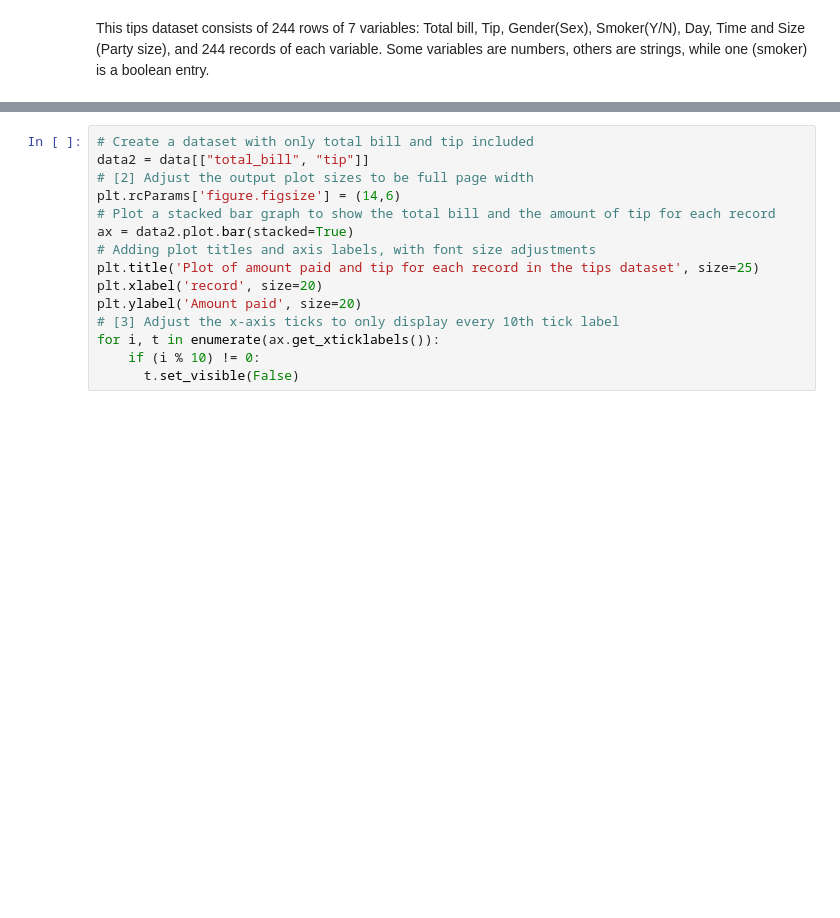
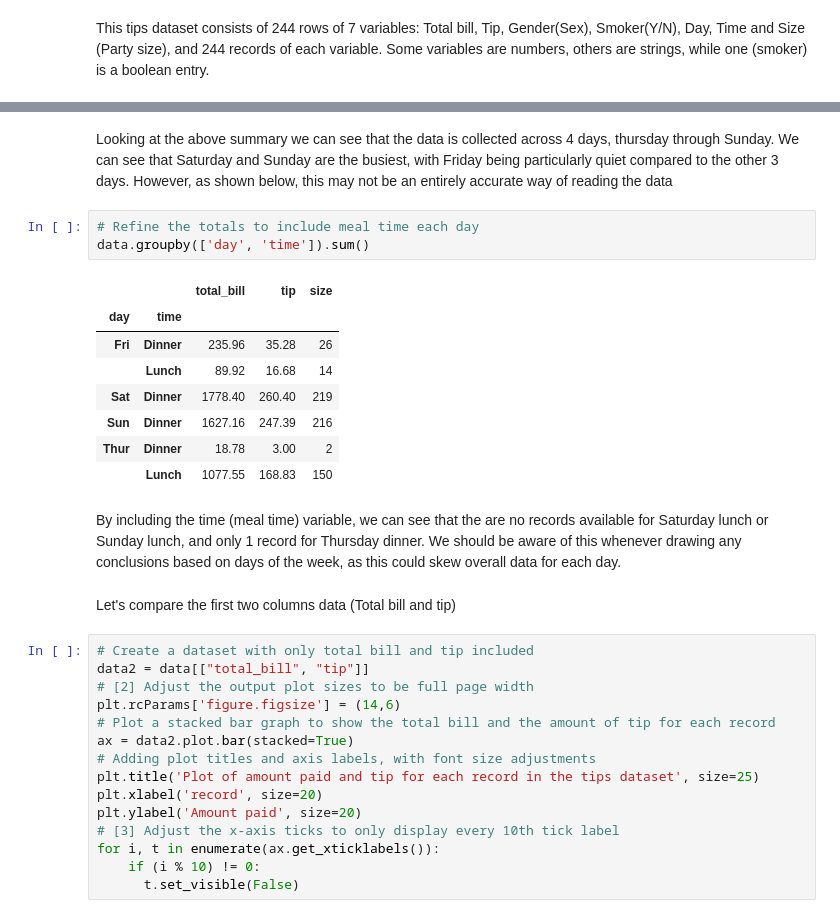
Before and after one commit to BarryClarke/Fundamentals---Assessment-2019, a Jupyter notebook: Tips dataset.ipynb, the cells around one changed output, grey strips where cells are left out. Saved outputs shown, nothing was run; the diff lists cells and outputs as text; blank space fills up the shorter version.

```diff
--- a/Tips dataset.ipynb
+++ b/Tips dataset.ipynb
@@ -53,3 +63,21 @@ We will start our analysis by comparing the first two columns data
+# %% [markdown]
+Looking at the above summary we can see that the data is collected across 4 days, thursday through Sunday. We can see that Saturday and Sunday are the busiest, with Friday being particularly quiet compared to the other 3 days. However, as shown below, this may not be an entirely accurate way of reading the data
+# %%
+# Refine the totals to include meal time each day
+data.groupby(['day', 'time']).sum()
+# %% [output]
+|  |  | total_bill | tip | size |
+| day | time |  |  |  |
+| Fri | Dinner | 235.96 | 35.28 | 26 |
+|  | Lunch | 89.92 | 16.68 | 14 |
+| Sat | Dinner | 1778.40 | 260.40 | 219 |
+| Sun | Dinner | 1627.16 | 247.39 | 216 |
+| Thur | Dinner | 18.78 | 3.00 | 2 |
+|  | Lunch | 1077.55 | 168.83 | 150 |
+# %% [markdown]
+By including the time (meal time) variable, we can see that the are no records available for Saturday lunch or Sunday lunch, and only 1 record for Thursday dinner. We should be aware of this whenever drawing any conclusions based on days of the week, as this could skew overall data for each day.
+# %% [markdown]
+Let's compare the first two columns data (Total bill and tip)
 # %%
 # Create a dataset with only total bill and tip included
 data2 = data[["total_bill", "tip"]]
```
Also changed, not shown: parts of 35 cells of this notebook.
